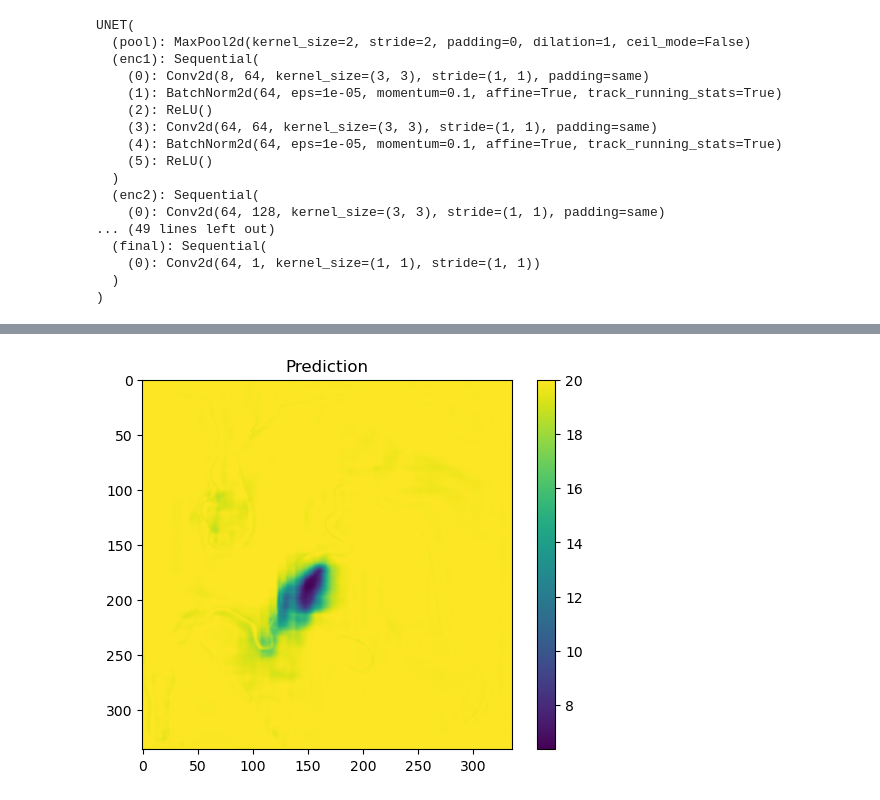
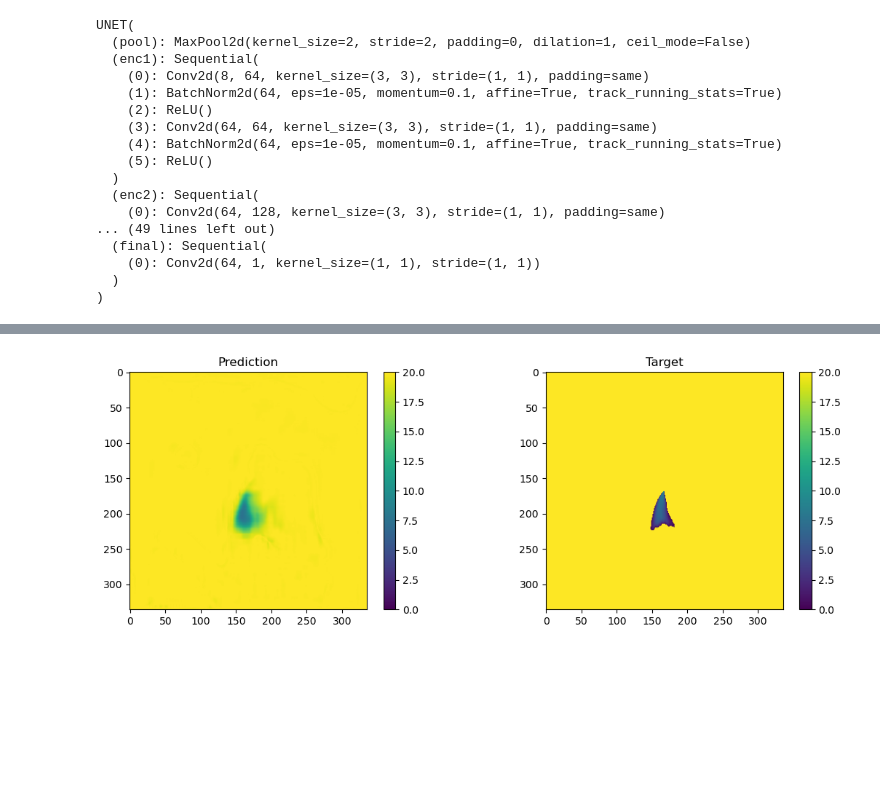
Before and after one commit to chaytonb/snap_emulator, a Jupyter notebook: unet_predict_t6.ipynb, the cells around one changed output, grey strips where cells are left out. Cells and saved outputs as stored; diff of their text form; code cells hidden in the pictures; blank space fills up the shorter version.

Commit message:
renaming some files and adding some model eval code

```diff
--- a/unet_predict_t6.ipynb
+++ b/unet_predict_t6.ipynb
@@ -83,7 +83,7 @@ class UNET(nn.Module):
 # %%
 # Load state_dict
 model = UNET()  # Recreate model architecture
-model.load_state_dict(torch.load('models/unet_accumulated_t6.pth'))
+model.load_state_dict(torch.load('models/unet_accumulated_t6_minus40.pth', map_location=torch.device('cpu')))
 model.eval()  # set evaluation mode
 # %% [output]
 UNET(
@@ -104,5 +104,5 @@ UNET(
   )
 )
 # %%
-pred_data = np.load('scaled_combined_t6_data_accumulated.npz')['pred_vars']
-targ_data = np.load('scaled_combined_t6_data_accumulated.npz')['target_vars']
+pred_data = np.load('scaled_combined_t6_data_accumulated.npz')['pred_vars'][-40:, 1:, :, :]
+targ_data = np.load('scaled_combined_t6_data_accumulated.npz')['target_vars'][-40:]
@@ -133,7 +109,35 @@ output_conc_field = output_tensor.numpy().squeeze()
-# %%
-plt.imshow(output_conc_field, vmax = 20)
-plt.colorbar()
-plt.title('Prediction')
-plt.show()
-# %% [output]
-[figure, removed]
+# %%
+sample_index = 20
+
+# Get truth
+truth_conc = targ_data[sample_index]
+
+# Generate prediction from model
+input_stack = pred_data[sample_index]
+# print(input_stack.shape)
+# Convert to tensor (add batch dimension)
+input_tensor = torch.from_numpy(input_stack[np.newaxis, ...]).float()
+
+# Make prediction
+with torch.no_grad():
+    output_tensor = model(input_tensor)
+
+# Get prediction and store in pre-allocated array
+pred_conc = output_tensor.numpy().squeeze()
+# %%
+fig, axs = plt.subplots(1, 2, figsize=(12, 4))
+
+# Plot prediction with colorbar
+im1 = axs[0].imshow(pred_conc, cmap='viridis', vmin=0, vmax=20)
+axs[0].set_title("Prediction")
+fig.colorbar(im1, ax=axs[0], fraction=0.046, pad=0.04)
+
+# Plot target with colorbar
+im2 = axs[1].imshow(truth_conc, cmap='viridis', vmin=0, vmax=20)
+axs[1].set_title("Target")
+fig.colorbar(im2, ax=axs[1], fraction=0.046, pad=0.04)
+
+plt.tight_layout()
+plt.show()
+# %% [output]
+[figure, added]
```
Also changed, not shown: parts of 8 cells of this notebook, 6 other files.
